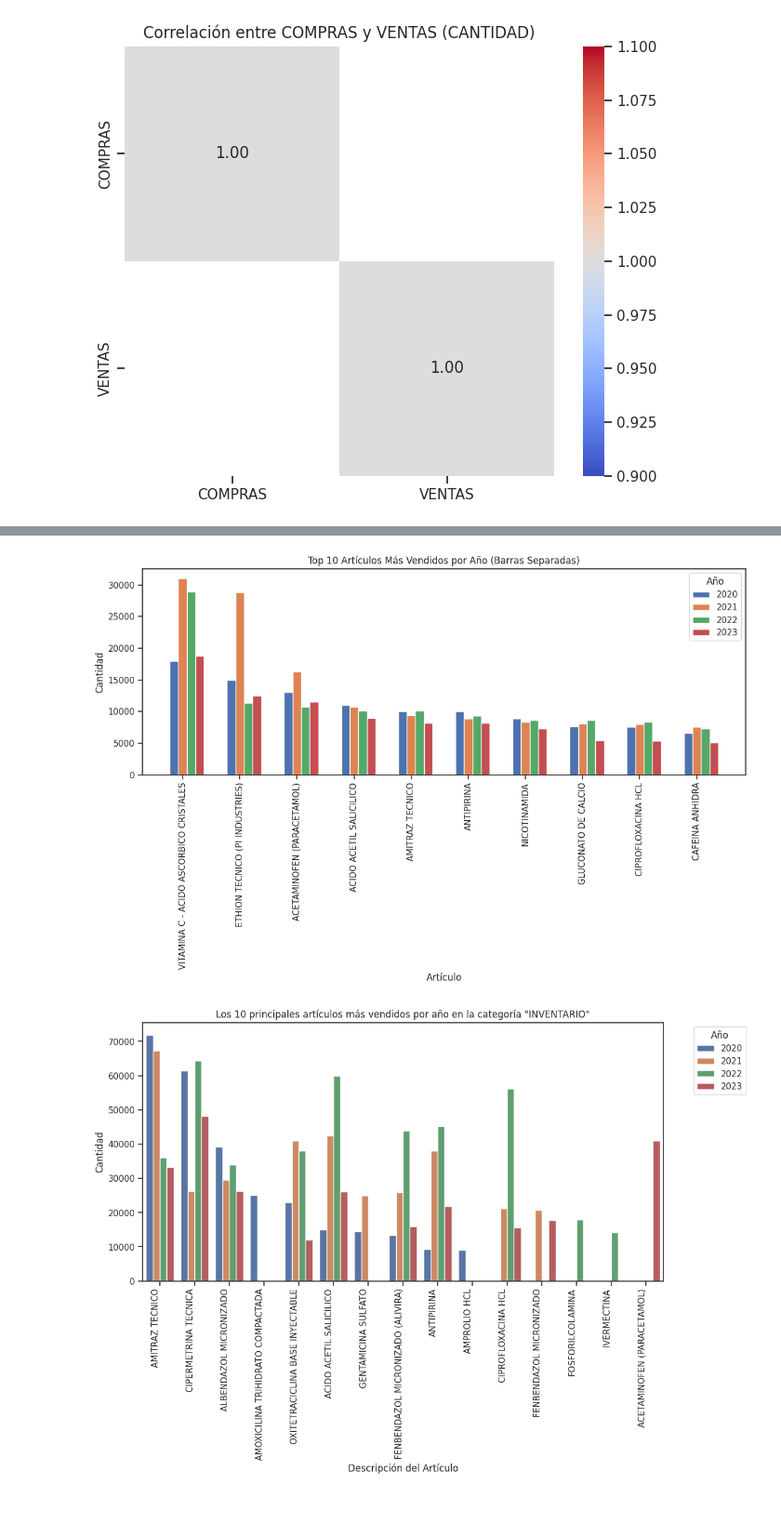
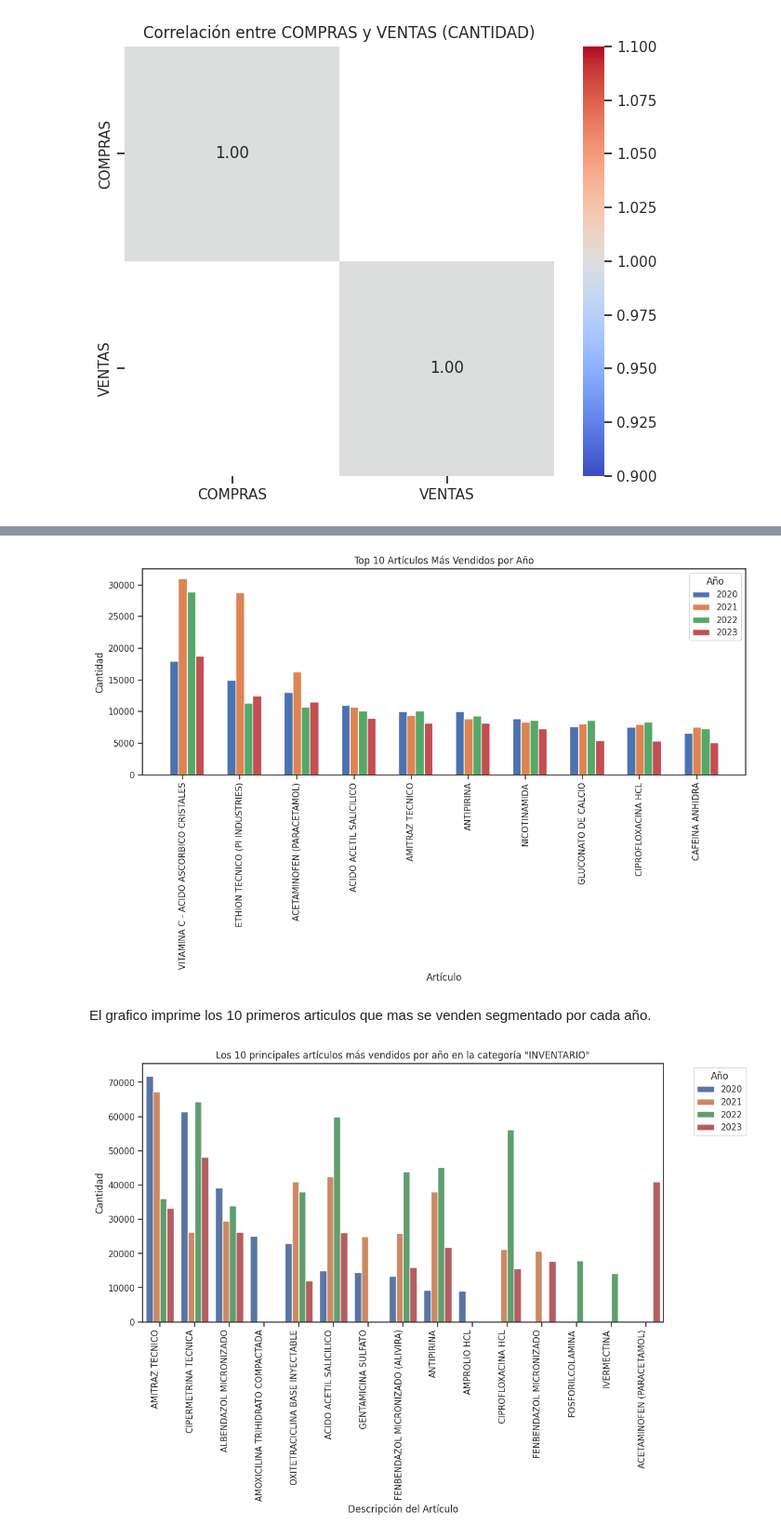
Before and after one commit to ingoscargiraldor/ingoscargiraldor, a Jupyter notebook: Operaciones_Anual.ipynb, the cells around one changed output, grey strips where cells are left out. Shown at 93% size. Saved outputs shown, nothing was run; the diff lists cells and outputs as text; code cells hidden in the pictures; blank space fills up the shorter version.

```diff
--- a/Operaciones_Anual.ipynb
+++ b/Operaciones_Anual.ipynb
@@ -671,12 +675,3 @@ plt.title('Correlación entre COMPRAS y VENTAS (CANTIDAD)')
 plt.show()
 # %% [output]
 [figure]
-# %%
-# Correlation matrix
-correlation_matrix = Operación_df.corr()
-
-# Scatter matrix (scatter matrix)
-sns.set(style="ticks")
-sns.pairplot(Operación_df, hue="TIPO", markers=["o", "s", "D"], diag_kind="kde", height=3, aspect=2)
-plt.suptitle("Matriz de Dispersión")
-plt.show()
@@ -730,36 +727,38 @@ ventas_por_año = ventas_df.groupby(['AÑO', 'DESCRIPCIÓN DEL ARTICULO'])['CANT
 
 # Encuentra los 10 artículos más comprados por año
 articulos_mas_vendidos_por_año = ventas_por_año.groupby('AÑO').apply(lambda x: x.nlargest(10, 'CANTIDAD')).reset_index(drop=True)
 
 # Crear una figura y ejes para el gráfico
 plt.figure(figsize=(12, 8))
 
 # Obtener la lista de años únicos en tus datos
 años_unicos = articulos_mas_vendidos_por_año['AÑO'].unique()
 
 # Definir el ancho de las barras
 ancho_barra = 0.15
 
-# Iterar a través de cada año y crear un gráfico de barras separadas
+# Iterar a través de cada año
 for i, año in enumerate(años_unicos):
     data = articulos_mas_vendidos_por_año[articulos_mas_vendidos_por_año['AÑO'] == año]
     posiciones_x = range(len(data))
     posiciones_x = [x + i * ancho_barra for x in posiciones_x]
 
     plt.bar(posiciones_x, data['CANTIDAD'], width=ancho_barra, label=str(año))
 
 # Establecer etiquetas y título del gráfico
 plt.xlabel('Artículo')
 plt.ylabel('Cantidad')
-plt.title('Top 10 Artículos Más Vendidos por Año (Barras Separadas)')
+plt.title('Top 10 Artículos Más Vendidos por Año')
 plt.xticks([r + ancho_barra for r in range(len(data))], data['DESCRIPCIÓN DEL ARTICULO'], rotation=90)
 plt.legend(title='Año')
 
 # Mostrar el gráfico
 plt.tight_layout()
 plt.show()
 # %% [output]
-[figure, old version]
+[figure, new version]
+# %% [markdown]
+El grafico imprime los 10 primeros articulos que mas se venden segmentado por cada año.
 # %%
 # Reemplazar los valores negativos en CANTIDAD por 1 cuando TIPO sea "INVENTARIO"
 Operación_df.loc[Operación_df['TIPO'] == 'INVENTARIO', 'CANTIDAD'] = Operación_df.loc[Operación_df['TIPO'] == 'INVENTARIO', 'CANTIDAD'].apply(lambda x: 1 if x < 1 else x)
```
Also changed, not shown: parts of 44 cells of this notebook.
